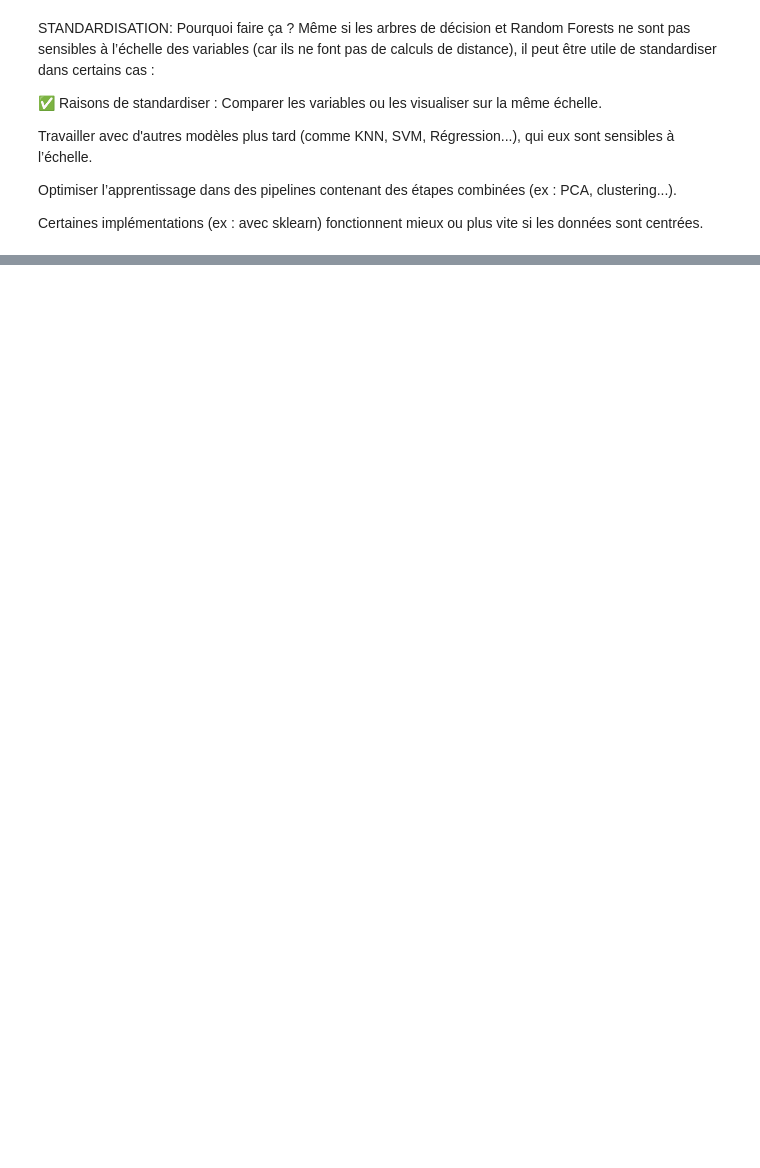
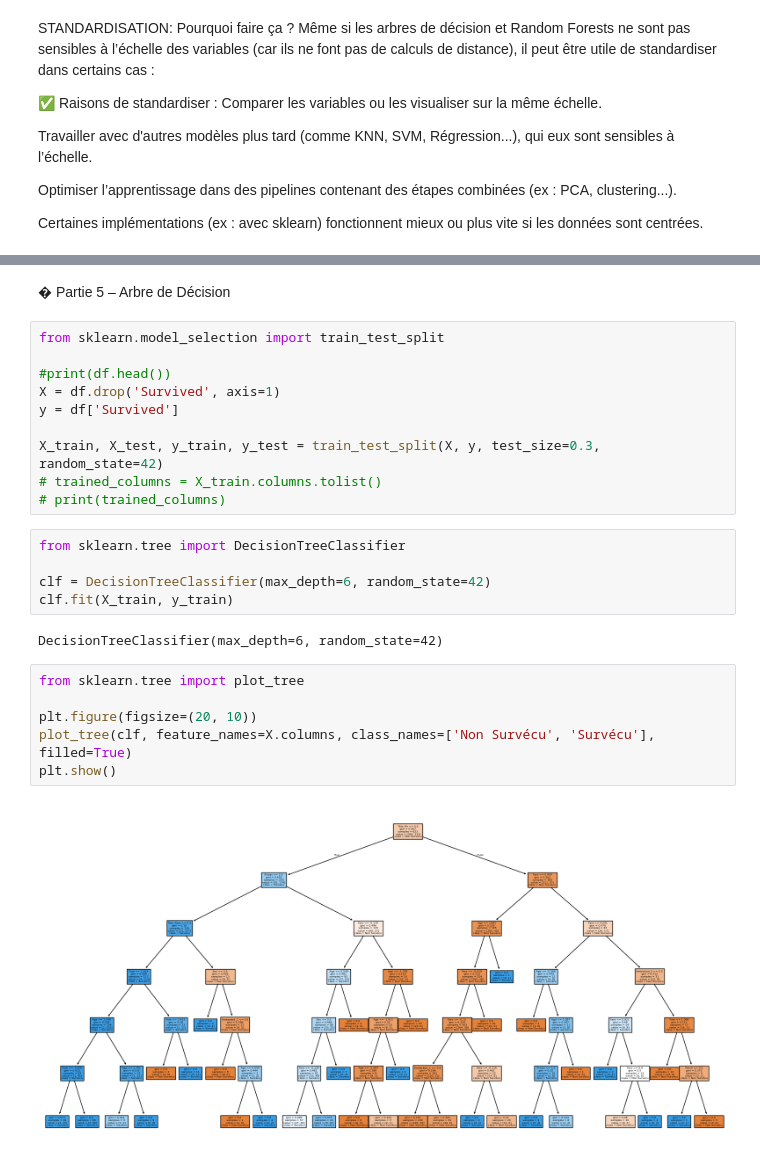
Before and after one commit to RotsySabrina/titanic_survival_prediction, a Jupyter notebook: classification_titanic.ipynb, the cells around one changed output, grey strips where cells are left out. Drawn from its saved outputs; the diff is of its cells as text; blank space fills up the shorter version.

Commit message:
Arbre de Décision & Random Forest

```diff
--- a/classification_titanic.ipynb
+++ b/classification_titanic.ipynb
@@ -290,0 +343,27 @@ X_train, X_test, y_train, y_test = train_test_split(X, y, test_size=0.3, random_
+# %% [markdown]
+� Partie 5 – Arbre de Décision
+# %%
+from sklearn.model_selection import train_test_split
+
+#print(df.head())
+X = df.drop('Survived', axis=1)
+y = df['Survived']
+
+X_train, X_test, y_train, y_test = train_test_split(X, y, test_size=0.3, random_state=42)
+# trained_columns = X_train.columns.tolist()
+# print(trained_columns)
+# %%
+from sklearn.tree import DecisionTreeClassifier
+
+clf = DecisionTreeClassifier(max_depth=6, random_state=42)
+clf.fit(X_train, y_train)
+# %% [output]
+DecisionTreeClassifier(max_depth=6, random_state=42)
+# %%
+from sklearn.tree import plot_tree
+
+plt.figure(figsize=(20, 10))
+plot_tree(clf, feature_names=X.columns, class_names=['Non Survécu', 'Survécu'], filled=True)
+plt.show()
+# %% [output]
+[figure, added]
```
Also changed, not shown: parts of 28 cells of this notebook.
